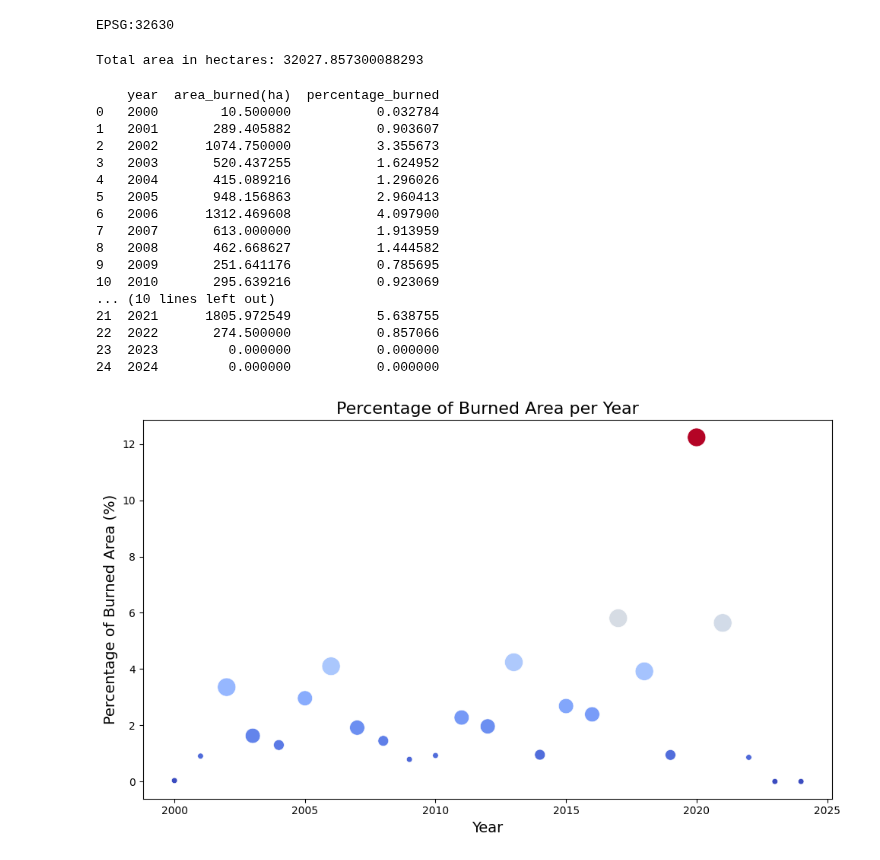
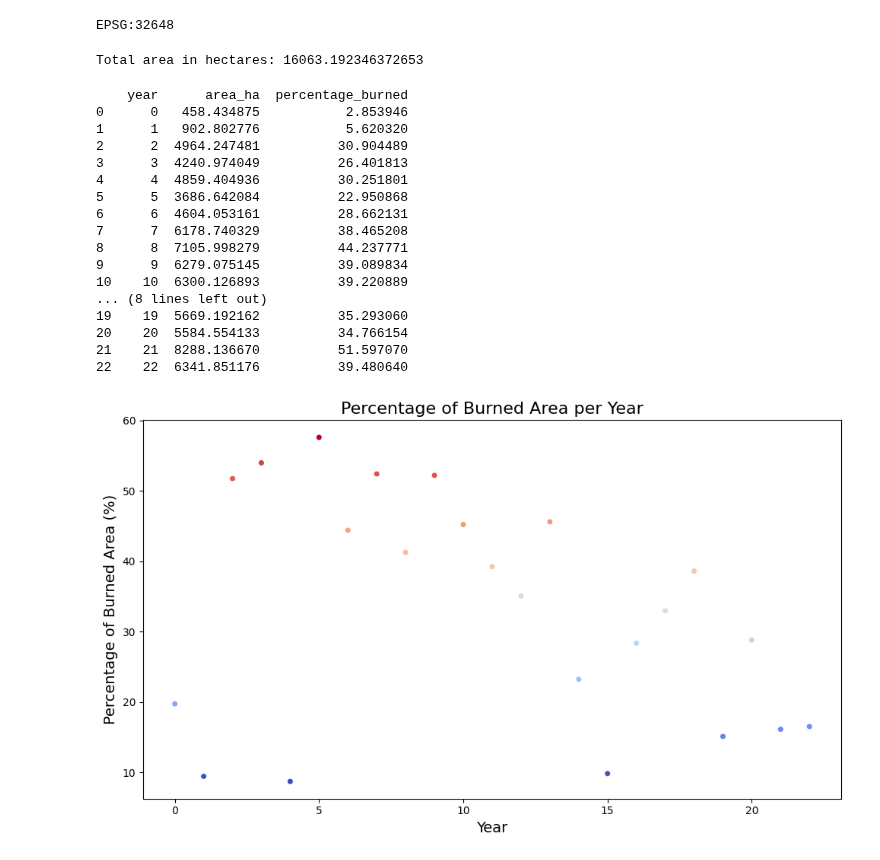
Before and after one commit to inesbsilveira/hummingbirds, a Jupyter notebook: wildfires_risk_class.ipynb, the cells around one changed output. Drawn from its saved outputs; the diff is of its cells as text; code cells hidden in the pictures.

```diff
--- a/wildfires_risk_class.ipynb
+++ b/wildfires_risk_class.ipynb
@@ -24,5 +25,6 @@ ee.Initialize(project= my_project)
 # if the input is a shapefile
 country = 'Ivory Coast'
 project_area_name = 'Calao' #region/country/project name
-input_shp = "calao_for_eligibility.shp"
+input_shp = "cambodia_shp_joined_dissolved.shp"
 gdf = gpd.read_file(input_shp).to_crs('EPSG:4326')
+File = geemap.geopandas_to_ee(gdf)
@@ -76,0 +90,16 @@ KeyboardInterrupt:
+# %%
+# Extract the features from the Earth Engine FeatureCollection
+features = byYear.getInfo()['features']
+
+# Extract 'area_ha' values and their corresponding years
+data = []
+for feature in features:
+    year = feature['id']  # The id corresponds to the year index (0-9 in your case)
+    area_ha = feature['properties']['area_ha']
+    data.append({'year': int(year), 'area_ha': area_ha})
+
+# Convert to a Pandas DataFrame
+df = pd.DataFrame(data)
+
+# Display the DataFrame
+print(df)
@@ -93,67 +140,67 @@ latitude, longitude = get_shapefile_centroid(gdf)
 best_epsg = get_best_crs(latitude, longitude)  # Replace with actual latitude
 print(best_epsg)
 # %% [output]
-EPSG:32630
+EPSG:32648
 # %%
 gdf_crs = gdf.to_crs(best_epsg)
 total_area_ha = (gdf_crs['geometry'].area/10000).sum()
 print(f"Total area in hectares: {total_area_ha}")
 # %% [output]
-Total area in hectares: 32027.857300088293
+Total area in hectares: 16063.192346372653
 # %%
 # Add a new column to the DataFrame that represents the percentage of burned area
-df['percentage_burned'] = (df['area_burned(ha)'] / total_area_ha) * 100
+df['percentage_burned'] = (df['area_ha'] / total_area_ha) * 100
 
 # Display the updated DataFrame
 print(df)
 # %% [output]
-    year  area_burned(ha)  percentage_burned
-0   2000        10.500000           0.032784
-1   2001       289.405882           0.903607
-2   2002      1074.750000           3.355673
-3   2003       520.437255           1.624952
-4   2004       415.089216           1.296026
-5   2005       948.156863           2.960413
-6   2006      1312.469608           4.097900
-7   2007       613.000000           1.913959
-8   2008       462.668627           1.444582
-9   2009       251.641176           0.785695
-10  2010       295.639216           0.923069
-... (10 lines left out)
-21  2021      1805.972549           5.638755
-22  2022       274.500000           0.857066
-23  2023         0.000000           0.000000
-24  2024         0.000000           0.000000
+    year      area_ha  percentage_burned
+0      0   458.434875           2.853946
+1      1   902.802776           5.620320
+2      2  4964.247481          30.904489
+3      3  4240.974049          26.401813
+4      4  4859.404936          30.251801
+5      5  3686.642084          22.950868
+6      6  4604.053161          28.662131
+7      7  6178.740329          38.465208
+8      8  7105.998279          44.237771
+9      9  6279.075145          39.089834
+10    10  6300.126893          39.220889
+... (8 lines left out)
+19    19  5669.192162          35.293060
+20    20  5584.554133          34.766154
+21    21  8288.136670          51.597070
+22    22  6341.851176          39.480640
 # %%
 import matplotlib.pyplot as plt
 import seaborn as sns
 
 # Assuming 'df' contains the 'year', 'percentage_burned', and 'area_burned(ha)' columns
 # Categorize the point sizes based on the area burned
 def size_category(area):
     if area < 300:
         return 30  # Small
     elif 300 <= area < 500:
         return 100  # Medium
     elif 500 <= area < 1000:
         return 200  # Medium-large
     else:
         return 300  # Large
 
 # Apply the size category function to the 'area_burned(ha)' column
-df['point_size'] = df['area_burned(ha)'].apply(size_category)
+df['point_size'] = df['area_ha'].apply(size_category)
 
 # Create the plot
 plt.figure(figsize=(10, 6))
 sns.scatterplot(data=df, x='year', y='percentage_burned', size='point_size', sizes=(30, 300), hue='percentage_burned', palette='coolwarm', legend=False)
 
 # Set the labels and title
 plt.title('Percentage of Burned Area per Year', fontsize=16)
 plt.xlabel('Year', fontsize=14)
 plt.ylabel('Percentage of Burned Area (%)', fontsize=14)
 
 # Show the plot
 plt.tight_layout()
 plt.show()
 # %% [output]
-[figure, old version]
+[figure, new version]
```
Also changed, not shown: parts of 4 cells of this notebook.
